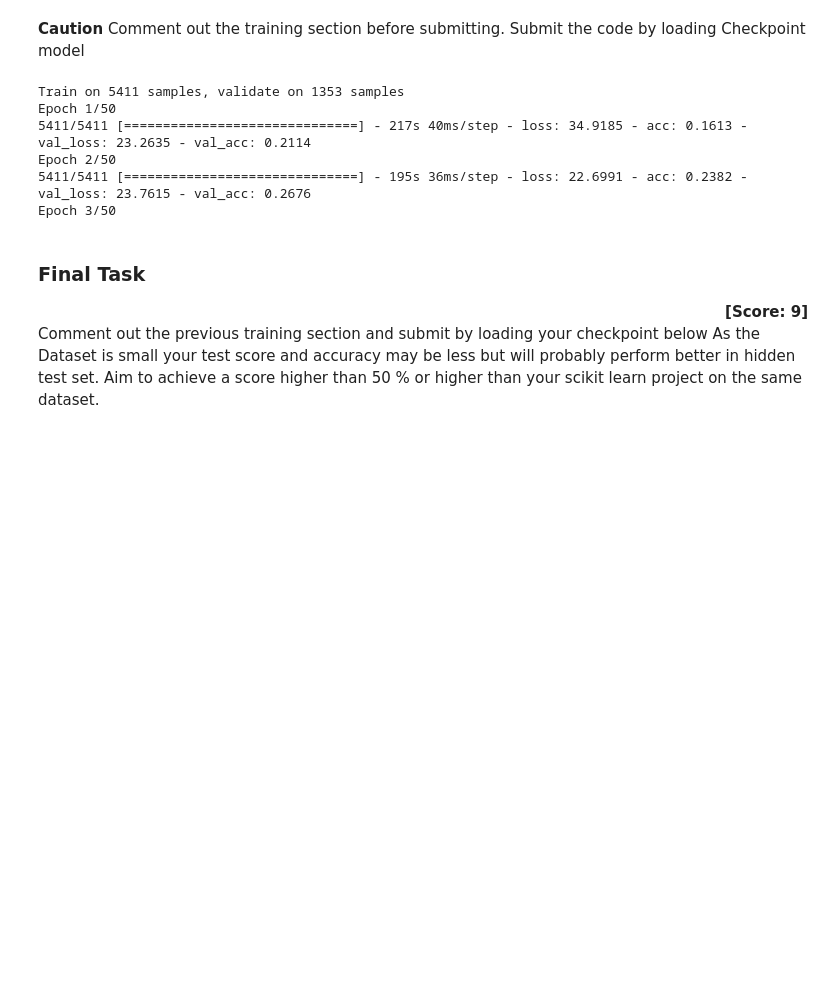
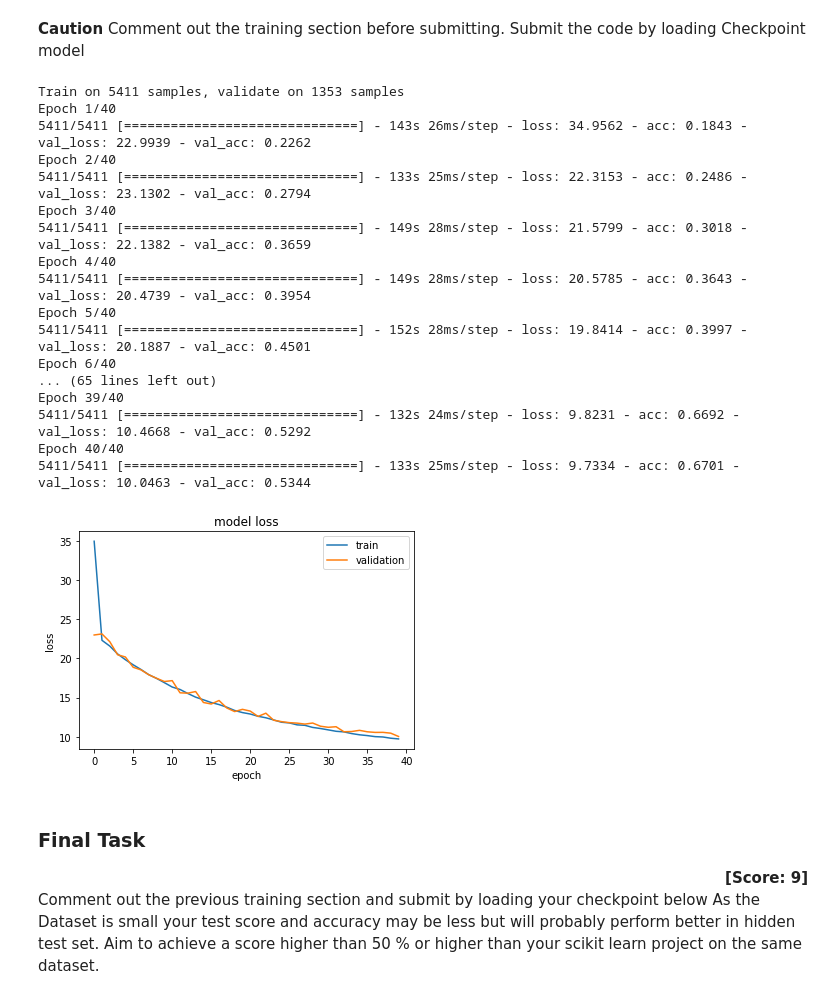
Before and after one commit to rabinadk1/FuseAI, a Jupyter notebook: Module4-Unit4/Typical-DL-Models.ipynb, the cells around one changed output. Drawn from its saved outputs; the diff is of its cells as text; code cells hidden in the pictures; blank space fills up the shorter version.

Commit message:
Added more accurate model

```diff
--- a/Module4-Unit4/Typical-DL-Models.ipynb
+++ b/Module4-Unit4/Typical-DL-Models.ipynb
@@ -254,15 +257,27 @@ def plot(history):
     plt.show()
 # %%
 # Train your model
-# history = model.fit(X_train, y_train, batch_size = 32, validation_split = 0.2, epochs = numEpoch, callbacks= callbacks)
-# plot(history)
+#history = model.fit(X_train, y_train, batch_size = 32, validation_split = 0.2, epochs = numEpoch, callbacks= callbacks)
+plot(history)
 # %% [output]
 Train on 5411 samples, validate on 1353 samples
-Epoch 1/50
-5411/5411 [==============================] - 217s 40ms/step - loss: 34.9185 - acc: 0.1613 - val_loss: 23.2635 - val_acc: 0.2114
-Epoch 2/50
-5411/5411 [==============================] - 195s 36ms/step - loss: 22.6991 - acc: 0.2382 - val_loss: 23.7615 - val_acc: 0.2676
-Epoch 3/50
+Epoch 1/40
+5411/5411 [==============================] - 143s 26ms/step - loss: 34.9562 - acc: 0.1843 - val_loss: 22.9939 - val_acc: 0.2262
+Epoch 2/40
+5411/5411 [==============================] - 133s 25ms/step - loss: 22.3153 - acc: 0.2486 - val_loss: 23.1302 - val_acc: 0.2794
+Epoch 3/40
+5411/5411 [==============================] - 149s 28ms/step - loss: 21.5799 - acc: 0.3018 - val_loss: 22.1382 - val_acc: 0.3659
+Epoch 4/40
+5411/5411 [==============================] - 149s 28ms/step - loss: 20.5785 - acc: 0.3643 - val_loss: 20.4739 - val_acc: 0.3954
+Epoch 5/40
+5411/5411 [==============================] - 152s 28ms/step - loss: 19.8414 - acc: 0.3997 - val_loss: 20.1887 - val_acc: 0.4501
+Epoch 6/40
+... (65 lines left out)
+Epoch 39/40
+5411/5411 [==============================] - 132s 24ms/step - loss: 9.8231 - acc: 0.6692 - val_loss: 10.4668 - val_acc: 0.5292
+Epoch 40/40
+5411/5411 [==============================] - 133s 25ms/step - loss: 9.7334 - acc: 0.6701 - val_loss: 10.0463 - val_acc: 0.5344
+[figure, added]
 # %% [markdown]
 ### Final Task
 **<div style="text-align: right"> [Score: 9]</div>**
```
Also changed, not shown: parts of 8 cells of this notebook, 1 other file.
